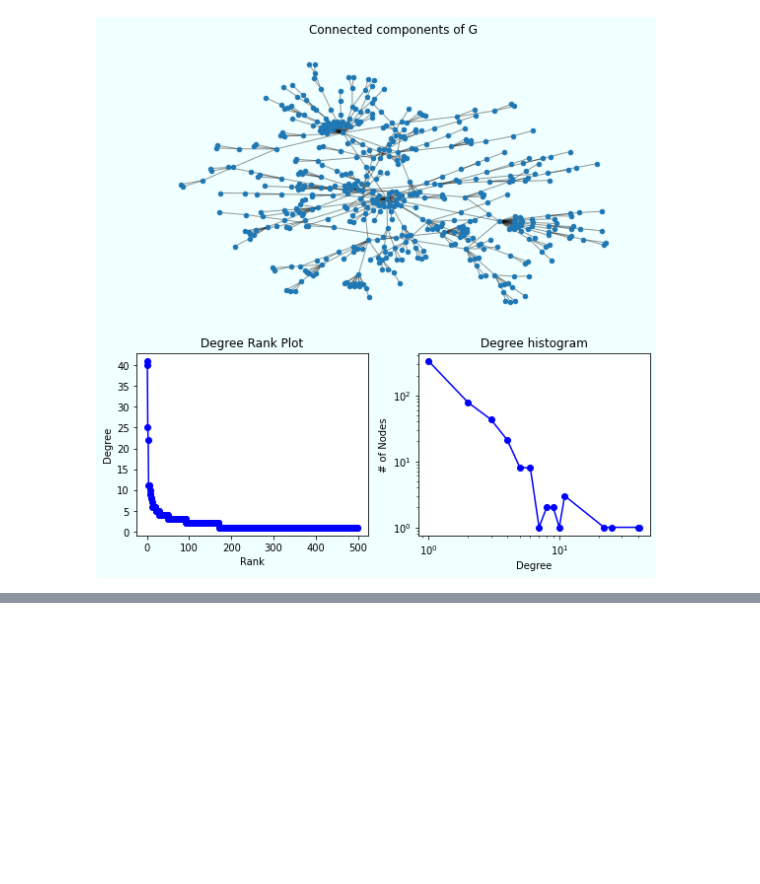
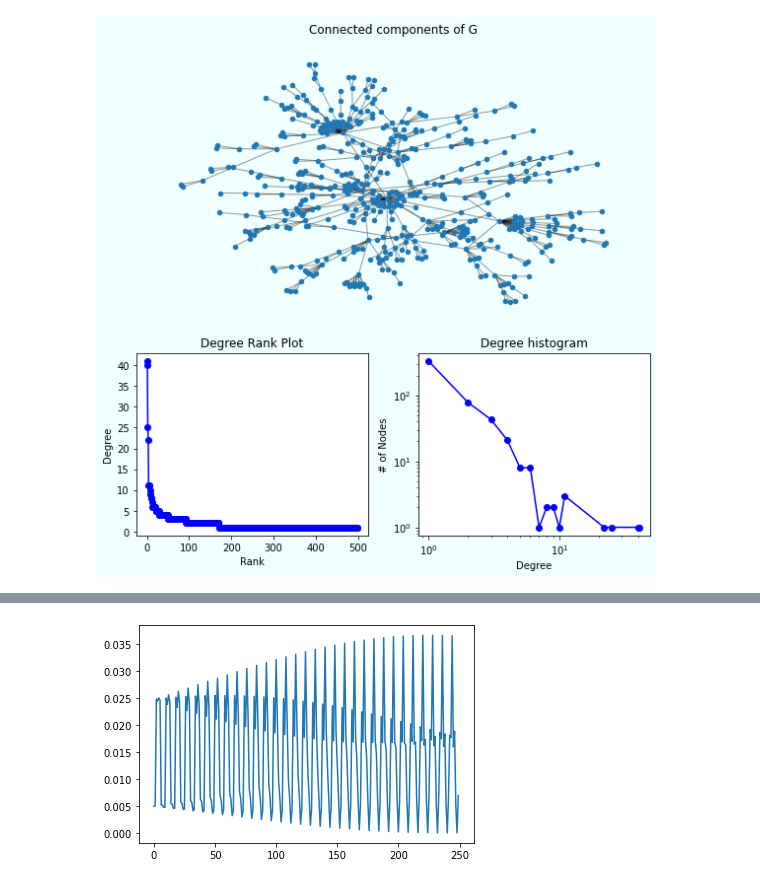
Before and after one commit to Tshou1219/qba, a Jupyter notebook: main.ipynb, the cells around one changed output, grey strips where cells are left out. Saved outputs shown, nothing was run; the diff lists cells and outputs as text; code cells hidden in the pictures; blank space fills up the shorter version.

```diff
--- a/main.ipynb
+++ b/main.ipynb
@@ -76,0 +105,37 @@ bamodel.draw()
+# %%
+from qba import QBA
+import numpy as np
+
+# 辺を取って外につける
+PATH=[]
+num_of_v=100
+add_v=0
+prob_vertex=[0]
+num_pin=50
+qba=QBA().build_comp_graph(num_of_v,PATH)
+for _ in range(num_pin):
+    qba.deg=np.append(qba.deg,1)
+# qba.deg=np.append(qba.deg,1)
+# qba.deg=np.append(qba.deg,1)
+# qba.deg[add_v]+=num_pin
+# print(qba.deg)
+#qba.arcs.extend([(add_v,num_of_v),(num_of_v,add_v)])
+# qba.arcs.extend([(add_v,num_of_v),(num_of_v,add_v),(add_v,num_of_v+1),(num_of_v+1,add_v)])
+qba.arcs.extend([(add_v, num_of_v+a) for a in range(num_pin)])
+qba.arcs.extend([(num_of_v+a,add_v) for a in range(num_pin)])
+# print(qba.arcs)
+for a in range(num_pin):
+    qba.arcs.remove((add_v,add_v+a+1))
+    qba.arcs.remove((add_v+a+1,add_v))
+    qba.deg[add_v+a+1]-=1
+#print(qba.deg)
+
+qba.weights = np.zeros(len(qba.arcs))
+# qba.arc_plot()
+for i in range(len(qba.arcs)-num_pin*2):
+    qba.weights[i]=1.
+# qba.arc_plot()
+qba.non_flow_grover(250,prob_vertex)
+qba.plot_origin_prob()
+# %% [output]
+[figure, added]
```
Also changed, not shown: parts of 6 cells of this notebook, 4 other files.
